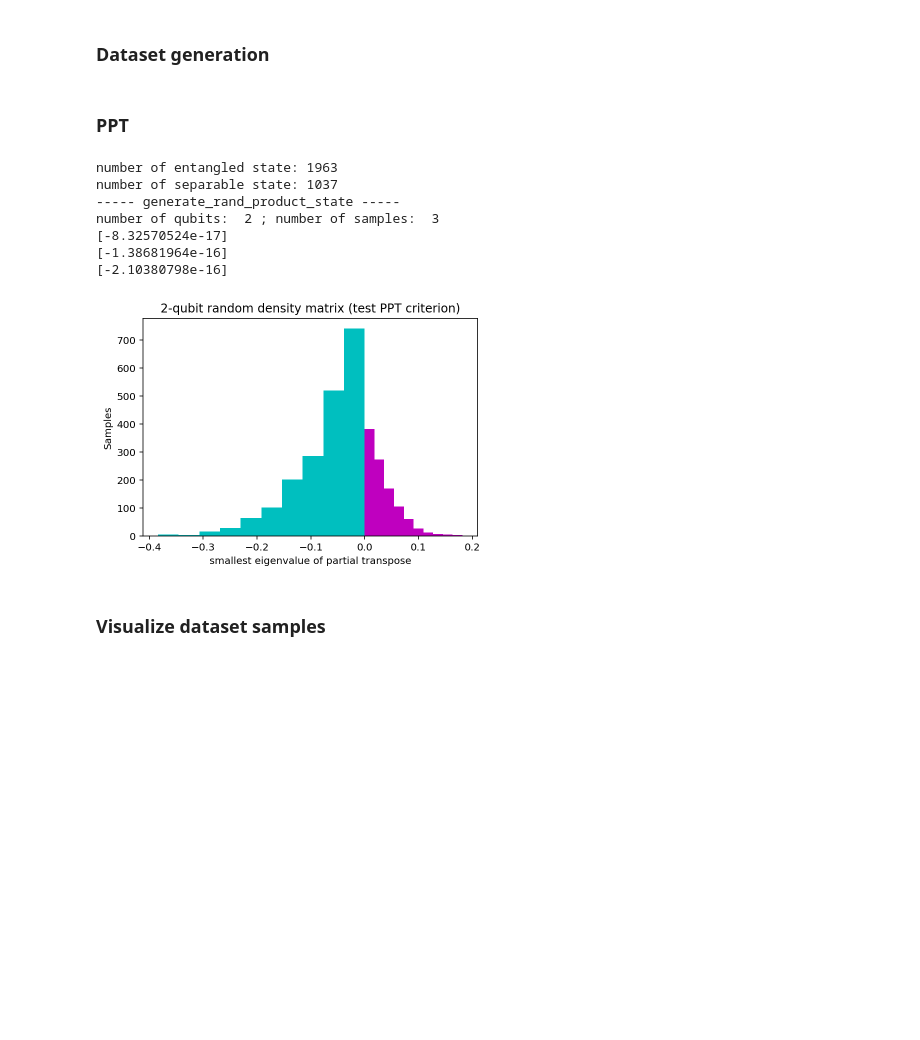
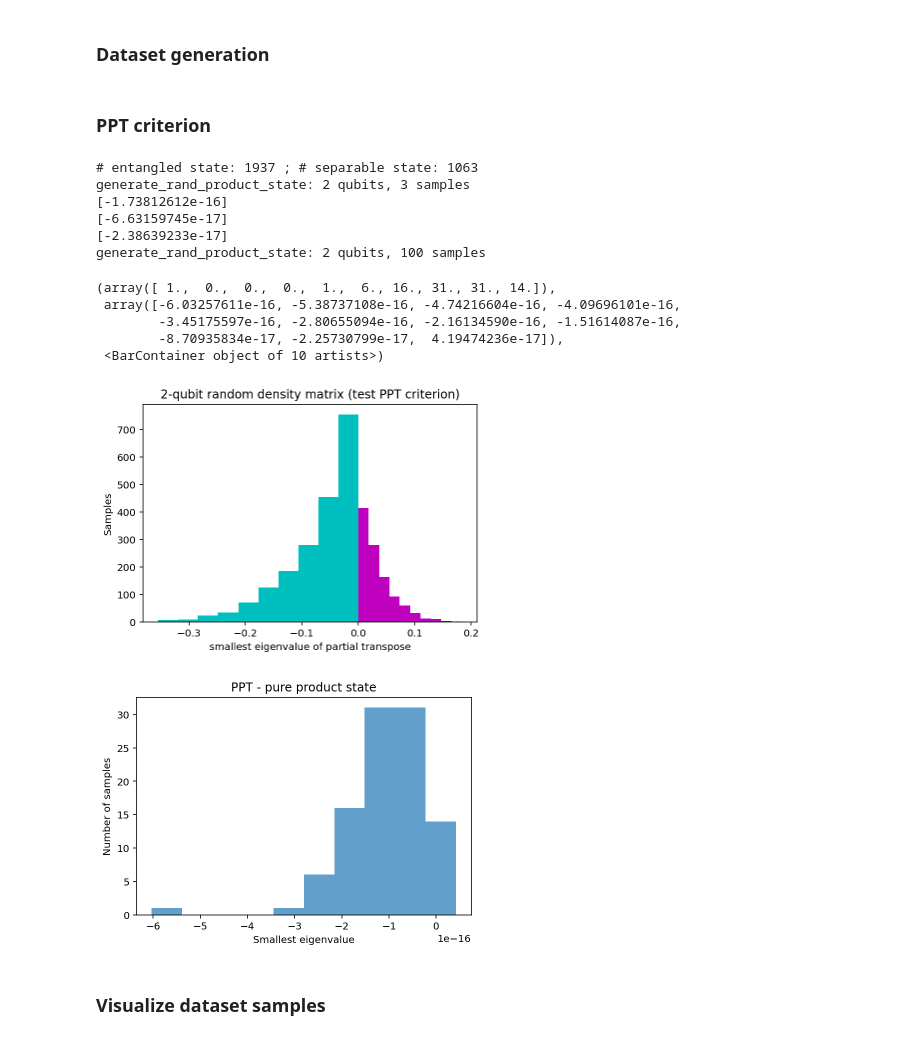
Before and after one commit to Jue-Xu/Entanglement-Witness, a Jupyter notebook: notebook/entangle.ipynb, the cells around one changed output. Drawn from its saved outputs; the diff is of its cells as text; code cells hidden in the pictures; blank space fills up the shorter version.

```diff
--- a/notebook/entangle.ipynb
+++ b/notebook/entangle.ipynb
@@ -95,7 +97,7 @@ def const_label(c, m):
     return [c for i in range(m)]
 # generate_rand_product_state(4,3)
 # %% [markdown]
-### PPT
+### PPT criterion
 # %%
 def ppt_criterion(rho):
     # Necessary and sufficient condition (2-qubit): Positive Partial Transpose (PPT)
@@ -115,47 +117,62 @@ def generate_two_qubit_random_state_PPT(m,plot=False):
 
     # for product pure states, the smallest eigenvalue is a very very small negative one
     separable = [rho for rho in rand_dm_2 if ppt_criterion(rho) >= 0]
-    print('number of entangled state:', len(entangled))
-    print('number of separable state:', len(separable))
+    print('# entangled state:', len(entangled), '; # separable state:', len(separable))
+    # print()
 
     # smallest_eigen_list_random = np.array([ppt_criterion(state) for state in rand_dm_2]).flatten()
 
     if plot:
         fig, ax = plt.subplots(figsize=(6, 4))
 
         # print(np.array(smallest_eigen_list_entangled).flatten())
         # ax.hist(smallest_eigen_list_random)
         ax.hist(np.array([ppt_criterion(state) for state in entangled]).flatten(),color=color_dict[0])
         ax.hist(np.array([ppt_criterion(state) for state in separable]).flatten(),color=color_dict[1])
         # ax.text(4, 0.4, r'$$')
         ax.set_ylabel('Samples')
         ax.set_xlabel('smallest eigenvalue of partial transpose')
         ax.set_title('2-qubit random density matrix (test PPT criterion)')
 
     # plt.savefig('two_qubit_PPT_hist.png', dpi=300)
 
     return [entangled, separable]
 
 # ppt_criterion(rand_dm(N=4, dims=[[2, 2], [2, 2]]))
 generate_two_qubit_random_state_PPT(3000,plot=True)
 
 # generate_two_qubit_random_state_PPT(1000)
 # [ppt_criterion(dm) for dm in [ket2dm(ket) for ket in generate_two_qubit_product_pure_state(100)]]
 [ppt_criterion(dm) for dm in generate_bell_like_pure_state(10)]
 
 for state in generate_rand_product_state(n=2,m=3):
     eigen_val = ppt_criterion(state)
     print(eigen_val)
 # print(rand_dm(N=4,dims=[[2,2],[2,2]]) )
+
+fig, ax = plt.subplots(figsize=(6, 4))
+
+smallest_eigen_list_entangled = [ ppt_criterion(state) for state in generate_rand_product_state(2,100) ]
+# print(smallest_eigen_list_entangled)
+# print(np.array(smallest_eigen_list_entangled).flatten())
+ax.set_ylabel('Number of samples')
+ax.set_xlabel('Smallest eigenvalue')
+ax.set_title('PPT - pure product state')
+ax.hist(np.array(smallest_eigen_list_entangled), alpha=0.7)
 # %% [output]
-number of entangled state: 1963
-number of separable state: 1037
------ generate_rand_product_state -----
-number of qubits:  2 ; number of samples:  3
-[-8.32570524e-17]
-[-1.38681964e-16]
-[-2.10380798e-16]
+# entangled state: 1937 ; # separable state: 1063
+generate_rand_product_state: 2 qubits, 3 samples
+[-1.73812612e-16]
+[-6.63159745e-17]
+[-2.38639233e-17]
+generate_rand_product_state: 2 qubits, 100 samples
+(array([ 1.,  0.,  0.,  0.,  1.,  6., 16., 31., 31., 14.]),
+ array([-6.03257611e-16, -5.38737108e-16, -4.74216604e-16, -4.09696101e-16,
+        -3.45175597e-16, -2.80655094e-16, -2.16134590e-16, -1.51614087e-16,
+        -8.70935834e-17, -2.25730799e-17,  4.19474236e-17]),
+ <BarContainer object of 10 artists>)
-[figure, old version]
+[figure, new version]
+[figure, added]
 # %% [markdown]
 ### Visualize dataset samples
 # %%
```
Also changed, not shown: parts of 15 cells of this notebook, 10 other files.
